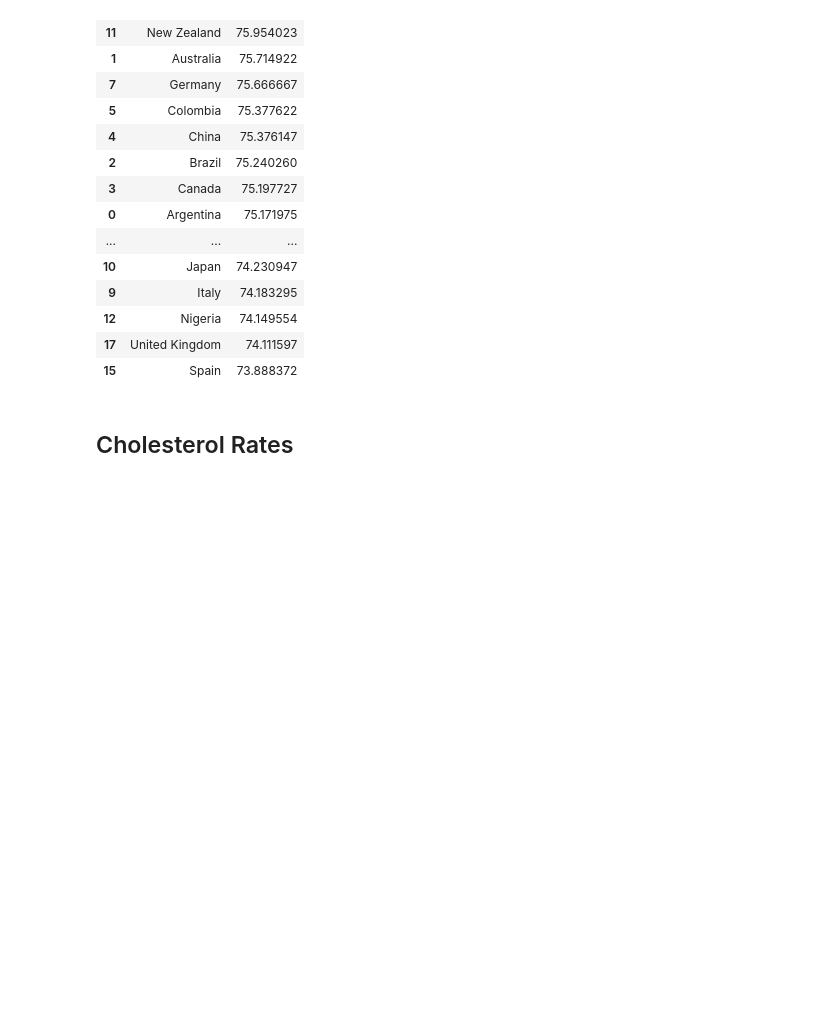
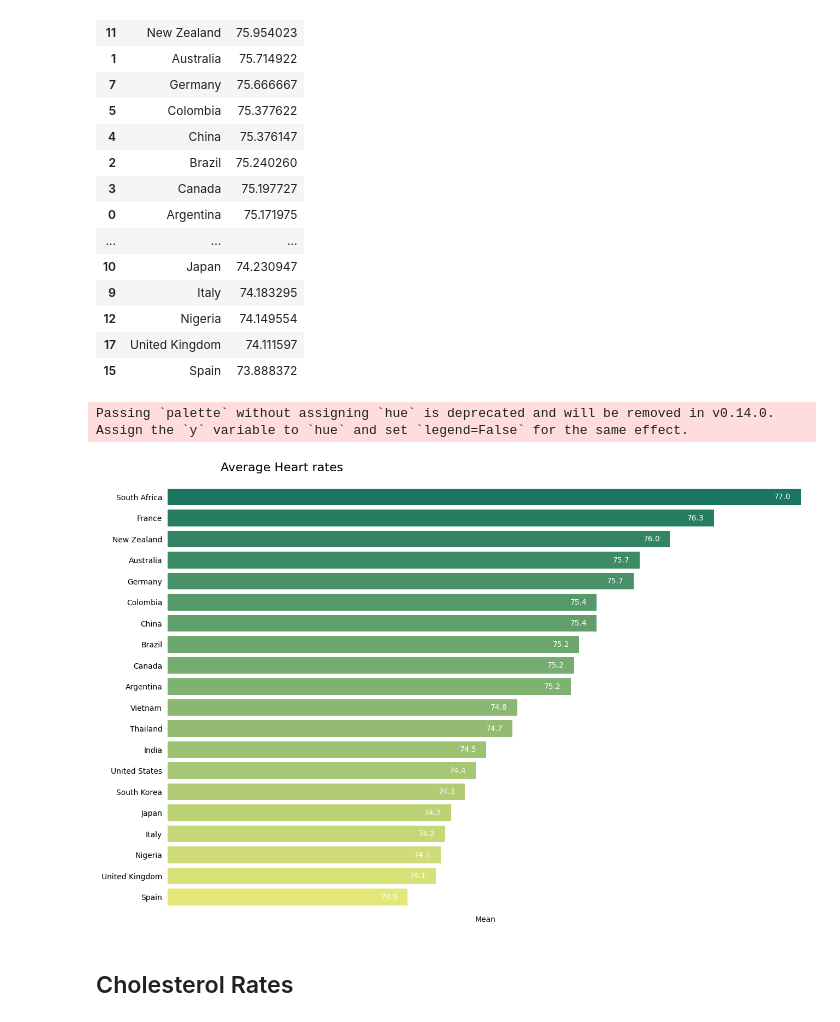
Before and after one commit to Neeraj1437/heart_attack_final, a Jupyter notebook: final_file.ipynb, the cells around one changed output. Drawn from its saved outputs; the diff is of its cells as text; code cells hidden in the pictures; blank space fills up the shorter version.

```diff
--- a/final_file.ipynb
+++ b/final_file.ipynb
@@ -200,3 +200,22 @@ mean_hr
 | 12 | Nigeria | 74.149554 |
 | 17 | United Kingdom | 74.111597 |
 | 15 | Spain | 73.888372 |
+# %%
+fig1, ax1 = plt.subplots(figsize=(15, 10))
+ax1 = sns.barplot(data = mean_hr, y = 'Country', x = 'Mean', palette='summer',linewidth=1)
+sns.despine(right = True, bottom = True, left = True)
+for i in range(20):
+    ax1.bar_label(ax1.containers[i], label_type = 'edge', color = 'white', padding = -35,fmt = '%.1f')
+    plt.xlim(72,77)
+    ax1.tick_params(left = False, bottom = False)
+
+
+ax1.set_xticklabels([])
+plt.xlim(72,77)
+ax1.set_ylabel('')
+ax1.set_title('Average Heart rates', pad = 20, x = 0.18, size = 16)
+
+plt.show()
+# %% [output]
+Passing `palette` without assigning `hue` is deprecated and will be removed in v0.14.0. Assign the `y` variable to `hue` and set `legend=False` for the same effect.
+[figure, added]
```
Also changed, not shown: parts of 13 cells of this notebook, 1 other file.
